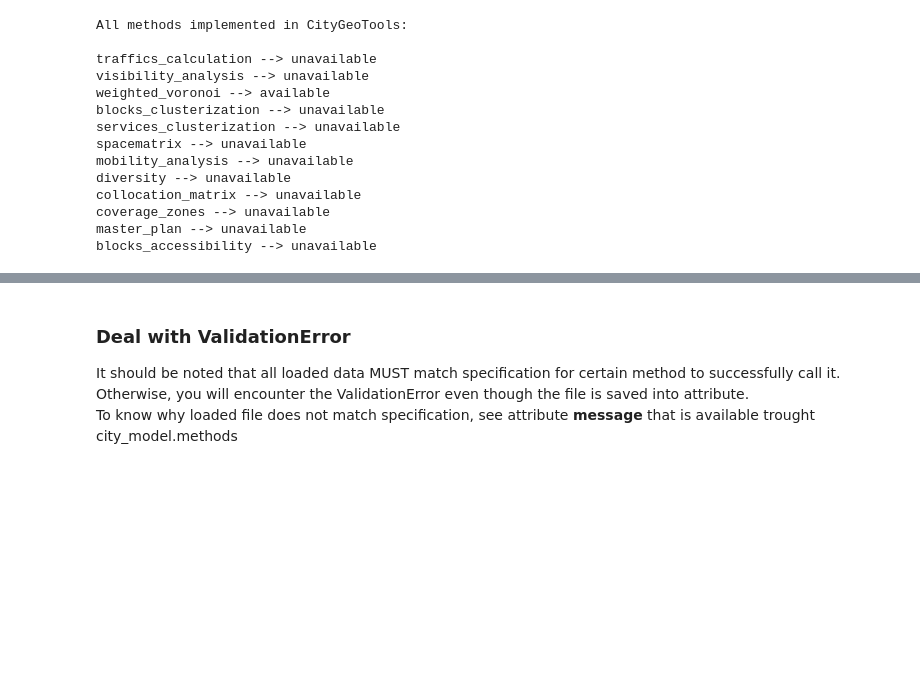
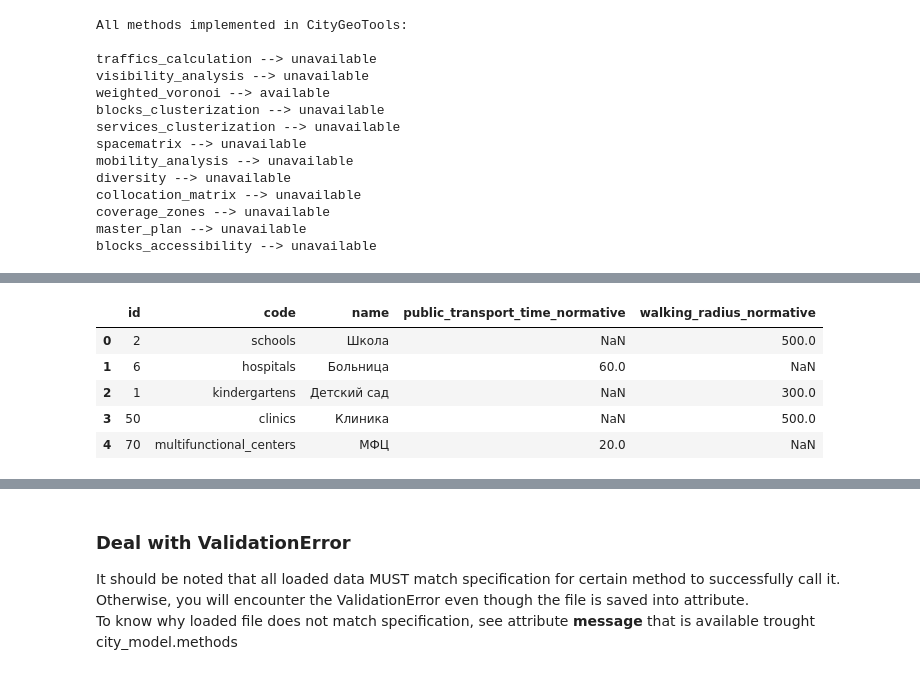
Before and after one commit to iduprojects/CityGeoTools, a Jupyter notebook: notebook_examples/create_city_information_model.ipynb, the cells around one changed output, grey strips where cells are left out. Saved outputs shown, nothing was run; the diff lists cells and outputs as text; code cells hidden in the pictures; blank space fills up the shorter version.

```diff
--- a/notebook_examples/create_city_information_model.ipynb
+++ b/notebook_examples/create_city_information_model.ipynb
@@ -17,7 +19,7 @@ To define own City Information Model, you need to create an instance of CityInfo
 **city_crs** - integer (EPSG projection of city)
 **cwd** - relative path to CityGeoTools library
 # %%
-city_model = BaseModel.CityInformationModel(city_name="Saint-Petersburg", city_crs=32636, cwd="../")
+city_model = BaseModel.CityInformationModel(city_name="Томск", city_crs=local_crs, cwd="../")
 city_model
 # %% [output]
 <metrics.data.CityInformationModel.CityInformationModel at 0x...>
@@ -129,0 +179,15 @@ blocks_accessibility --> unavailable
+# %%
+import pandas as pd
+q = "select id, code, name, public_transport_time_normative, walking_radius_normative "\
+    "from city_service_types "\
+    "where code in ('kindergartens', 'schools', 'clinics', 'hospitals', 'multifunctional_centers') "\
+    ""
+gdf  = pd.read_sql(q, con=city_model.engine)
+gdf
+# %% [output]
+|  | id | code | name | public_transport_time_normative | walking_radius_normative |
+| 0 | 2 | schools | Школа | NaN | 500.0 |
+| 1 | 6 | hospitals | Больница | 60.0 | NaN |
+| 2 | 1 | kindergartens | Детский сад | NaN | 300.0 |
+| 3 | 50 | clinics | Клиника | NaN | 500.0 |
+| 4 | 70 | multifunctional_centers | МФЦ | 20.0 | NaN |
```
Also changed, not shown: parts of 19 cells of this notebook, 21 other files.
